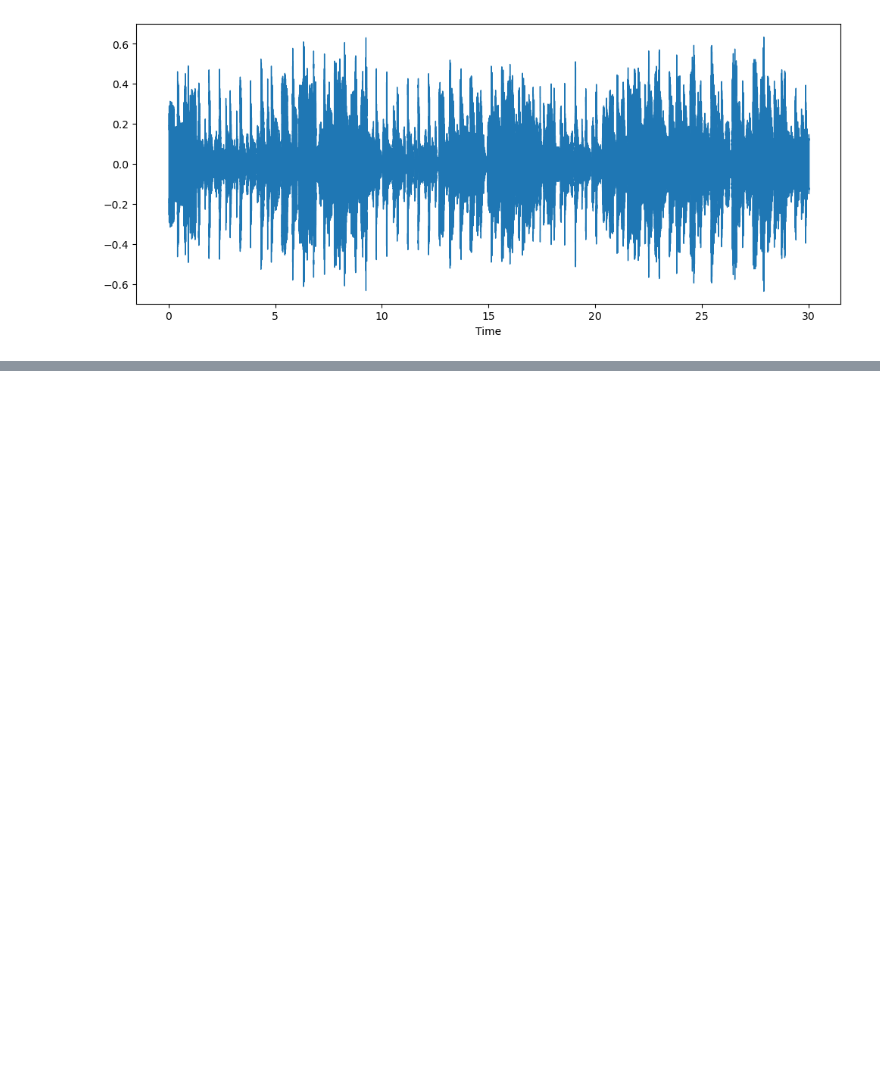
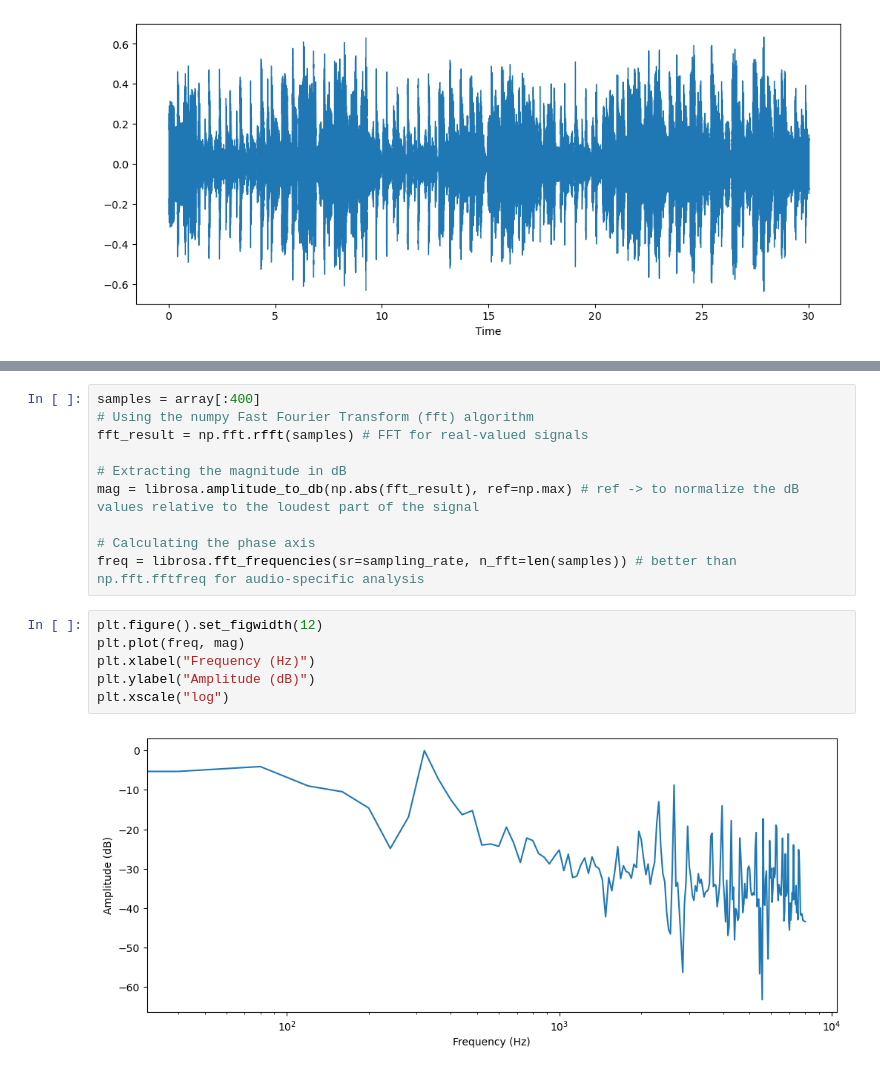
Before and after one commit to davidmayal23/music-genre-classification, a Jupyter notebook: notebooks/understanding_audio.ipynb, the cells around one changed output, grey strips where cells are left out. Cells and saved outputs as stored; diff of their text form; blank space fills up the shorter version.

Commit message:
Added frequency spectrum visualization

```diff
--- a/notebooks/understanding_audio.ipynb
+++ b/notebooks/understanding_audio.ipynb
@@ -81,0 +88,18 @@ Also note that librosa returns the audio as floating-point values already, and t
+# %%
+samples = array[:400]
+# Using the numpy Fast Fourier Transform (fft) algorithm
+fft_result = np.fft.rfft(samples) # FFT for real-valued signals
+
+# Extracting the magnitude in dB
+mag = librosa.amplitude_to_db(np.abs(fft_result), ref=np.max) # ref -> to normalize the dB values relative to the loudest part of the signal
+
+# Calculating the phase axis
+freq = librosa.fft_frequencies(sr=sampling_rate, n_fft=len(samples)) # better than np.fft.fftfreq for audio-specific analysis
+# %%
+plt.figure().set_figwidth(12)
+plt.plot(freq, mag)
+plt.xlabel("Frequency (Hz)")
+plt.ylabel("Amplitude (dB)")
+plt.xscale("log")
+# %% [output]
+[figure, added]
```
Also changed, not shown: parts of 6 cells of this notebook, 1 other file.
